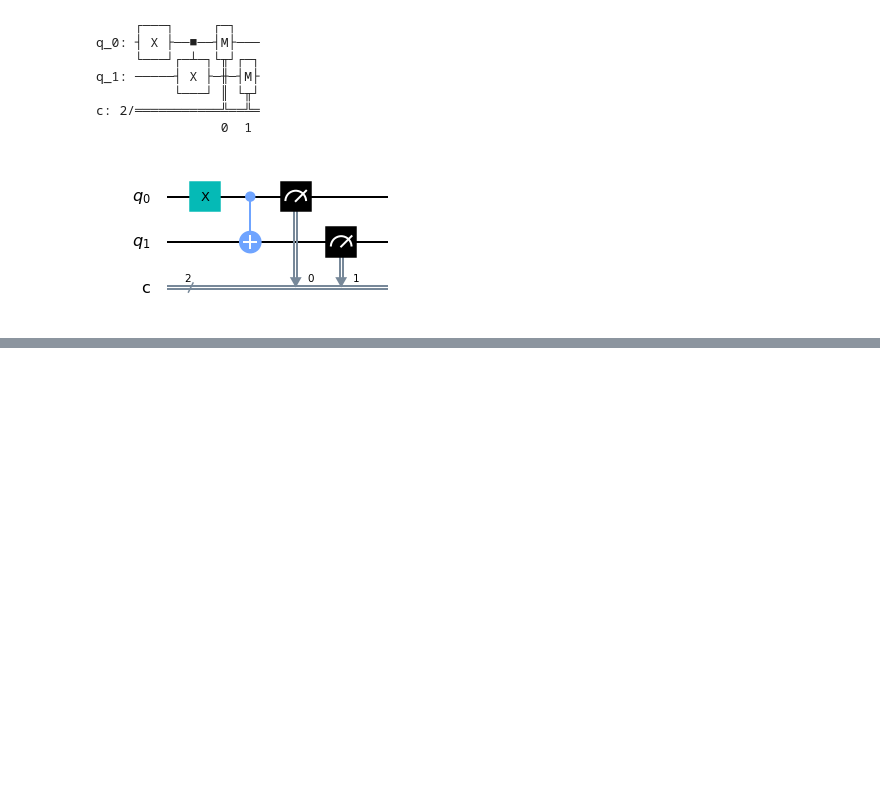
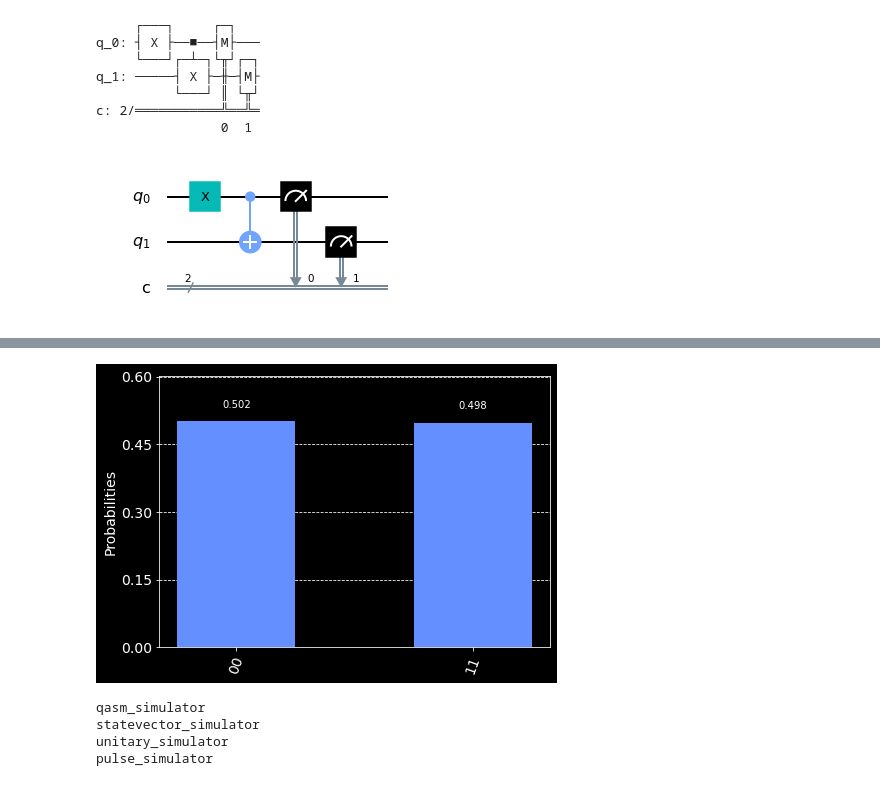
Before and after one commit to NickIT87/the_algorithms, a Jupyter notebook: quantum/qiskit-1.ipynb, the cells around one changed output, grey strips where cells are left out. Saved outputs shown, nothing was run; the diff lists cells and outputs as text; code cells hidden in the pictures; blank space fills up the shorter version.

```diff
--- a/quantum/qiskit-1.ipynb
+++ b/quantum/qiskit-1.ipynb
@@ -58,0 +100,19 @@ ibmq_santiago has 23 queued and simulated qubits
+# %%
+result = job.result()
+counts = result.get_counts(circuit)
+
+plot_histogram([counts])
+# %% [output]
+[figure, added]
+# %%
+from qiskit import Aer #simulator framework for qiskit
+
+sim_backend = Aer.get_backend("qasm_simulator")
+
+for backend in Aer.backends():
+    print(backend)
+# %% [output]
+qasm_simulator
+statevector_simulator
+unitary_simulator
+pulse_simulator
```
Also changed, not shown: parts of 9 cells of this notebook.
